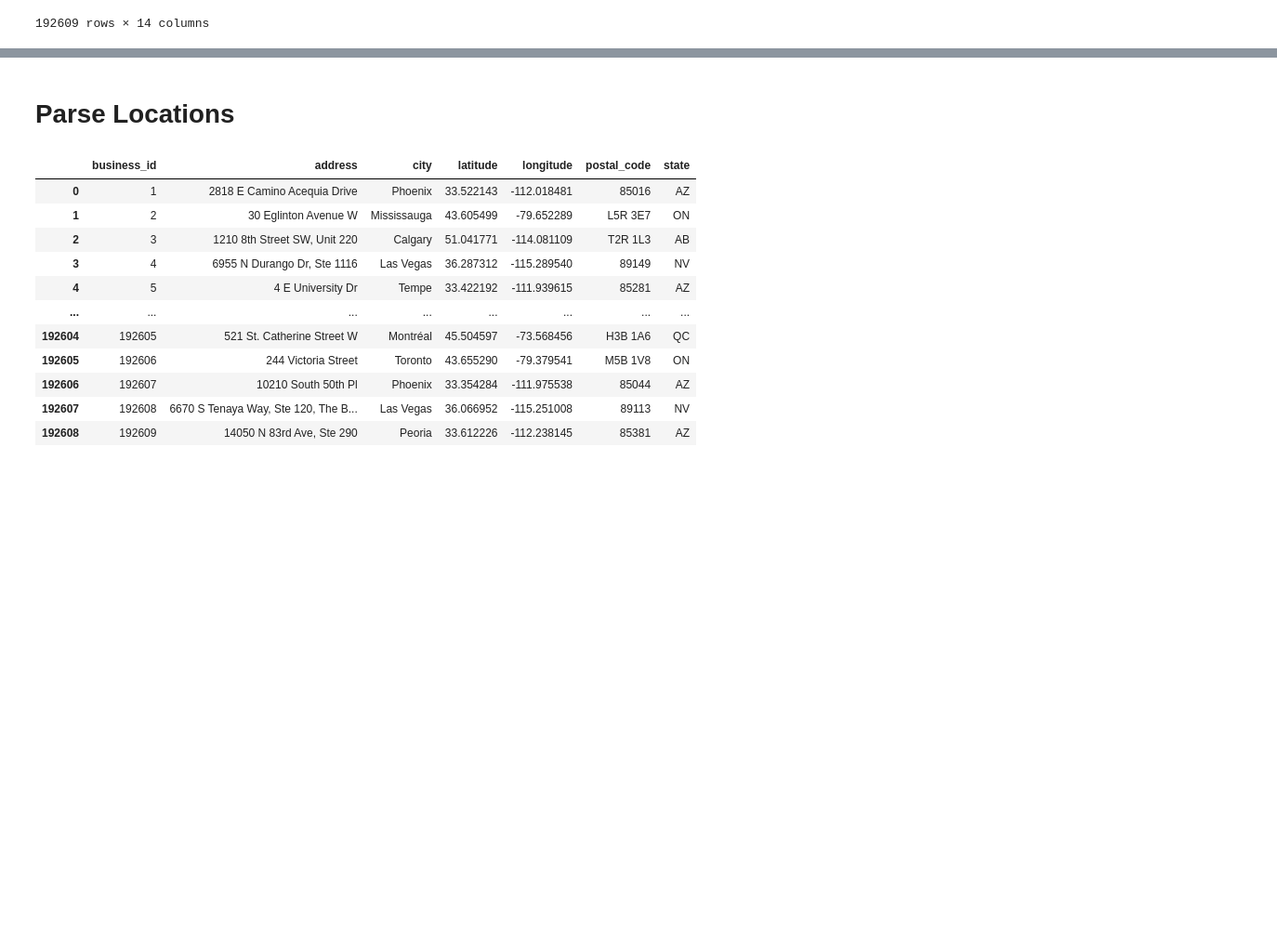
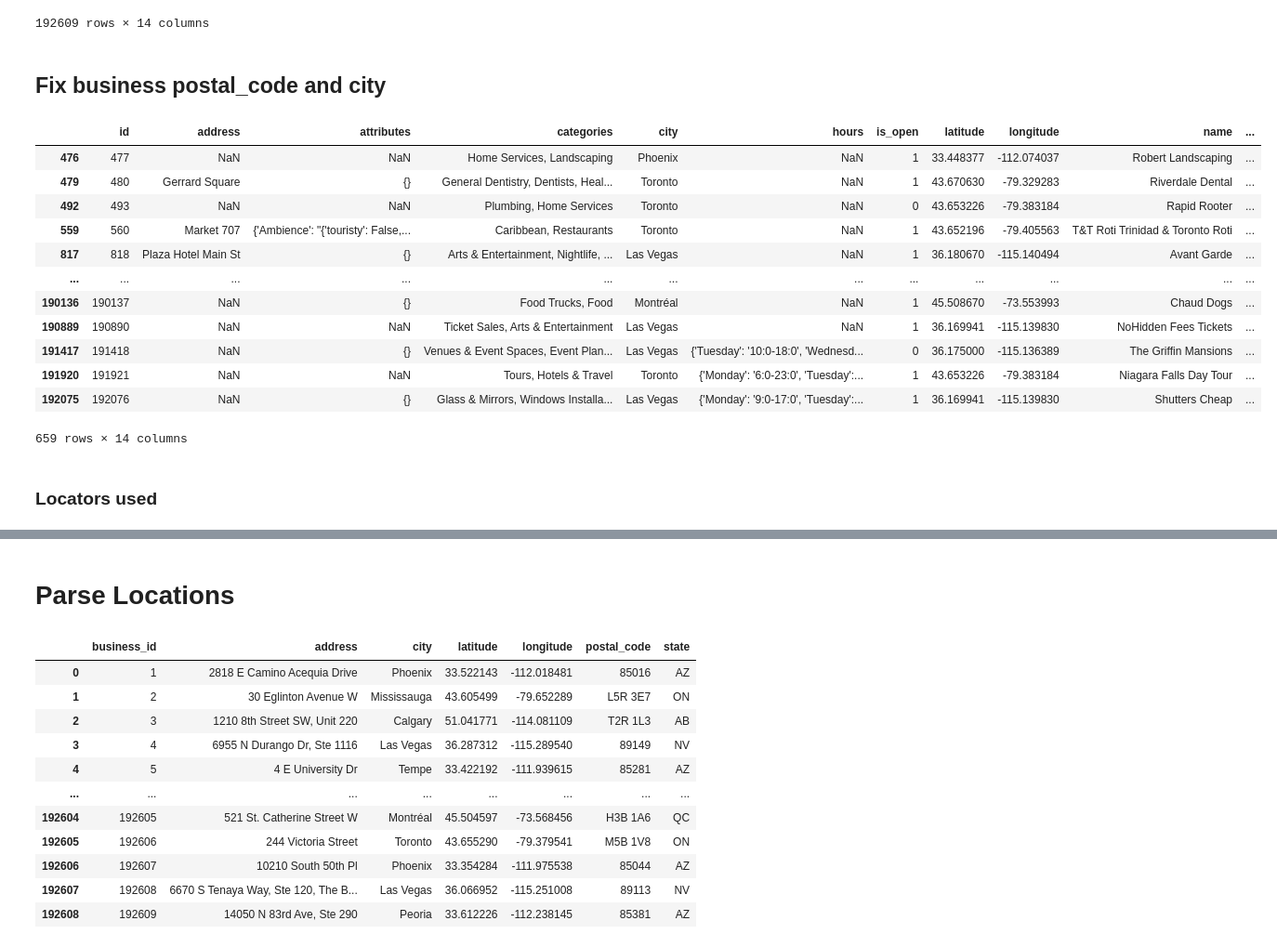
Before and after one commit to Ph0tonic/Intro2DataBase, a Jupyter notebook: parse_business.ipynb, the cells around one changed output, grey strips where cells are left out. Shown at 93% size. Saved outputs shown, nothing was run; the diff lists cells and outputs as text; code cells hidden in the pictures; blank space fills up the shorter version.

Commit message:
Update parse_business_to complete data

```diff
--- a/parse_business.ipynb
+++ b/parse_business.ipynb
@@ -69,3 +142,23 @@ business_table
 | 192607 | 192608 | 6670 S Tenaya Way, Ste 120, The B... | {'BusinessParking': "{'garage': F... | Beauty & Spas, Eyelash Service, W... | Las Vegas | {'Monday': '0:0-0:0', 'Tuesday': ... | 1 | 36.066952 | -115.251008 | Brows Redefined | ... |
 | 192608 | 192609 | 14050 N 83rd Ave, Ste 290 | NaN | Professional Services, Wills, Tru... | Peoria | {'Monday': '8:0-18:0', 'Tuesday':... | 1 | 33.612226 | -112.238145 | Affordable Estate Planning | ... |
 192609 rows × 14 columns
+# %% [markdown]
+## Fix business postal_code and city
+# %%
+business_table[business_table.postal_code.isna()]
+# %% [output]
+|  | id | address | attributes | categories | city | hours | is_open | latitude | longitude | name | ... |
+| 476 | 477 | NaN | NaN | Home Services, Landscaping | Phoenix | NaN | 1 | 33.448377 | -112.074037 | Robert Landscaping | ... |
+| 479 | 480 | Gerrard Square | {} | General Dentistry, Dentists, Heal... | Toronto | NaN | 1 | 43.670630 | -79.329283 | Riverdale Dental | ... |
+| 492 | 493 | NaN | NaN | Plumbing, Home Services | Toronto | NaN | 0 | 43.653226 | -79.383184 | Rapid Rooter | ... |
+| 559 | 560 | Market 707 | {'Ambience': "{'touristy': False,... | Caribbean, Restaurants | Toronto | NaN | 1 | 43.652196 | -79.405563 | T&T Roti Trinidad & Toronto Roti | ... |
+| 817 | 818 | Plaza Hotel Main St | {} | Arts & Entertainment, Nightlife, ... | Las Vegas | NaN | 1 | 36.180670 | -115.140494 | Avant Garde | ... |
+| ... | ... | ... | ... | ... | ... | ... | ... | ... | ... | ... | ... |
+| 190136 | 190137 | NaN | {} | Food Trucks, Food | Montréal | NaN | 1 | 45.508670 | -73.553993 | Chaud Dogs | ... |
+| 190889 | 190890 | NaN | NaN | Ticket Sales, Arts & Entertainment | Las Vegas | NaN | 1 | 36.169941 | -115.139830 | NoHidden Fees Tickets | ... |
+| 191417 | 191418 | NaN | {} | Venues & Event Spaces, Event Plan... | Las Vegas | {'Tuesday': '10:0-18:0', 'Wednesd... | 0 | 36.175000 | -115.136389 | The Griffin Mansions | ... |
+| 191920 | 191921 | NaN | NaN | Tours, Hotels & Travel | Toronto | {'Monday': '6:0-23:0', 'Tuesday':... | 1 | 43.653226 | -79.383184 | Niagara Falls Day Tour | ... |
+| 192075 | 192076 | NaN | {} | Glass & Mirrors, Windows Installa... | Las Vegas | {'Monday': '9:0-17:0', 'Tuesday':... | 1 | 36.169941 | -115.139830 | Shutters Cheap | ... |
+659 rows × 14 columns
+# %% [markdown]
+### Locators used
```
Also changed, not shown: parts of 47 cells of this notebook.
